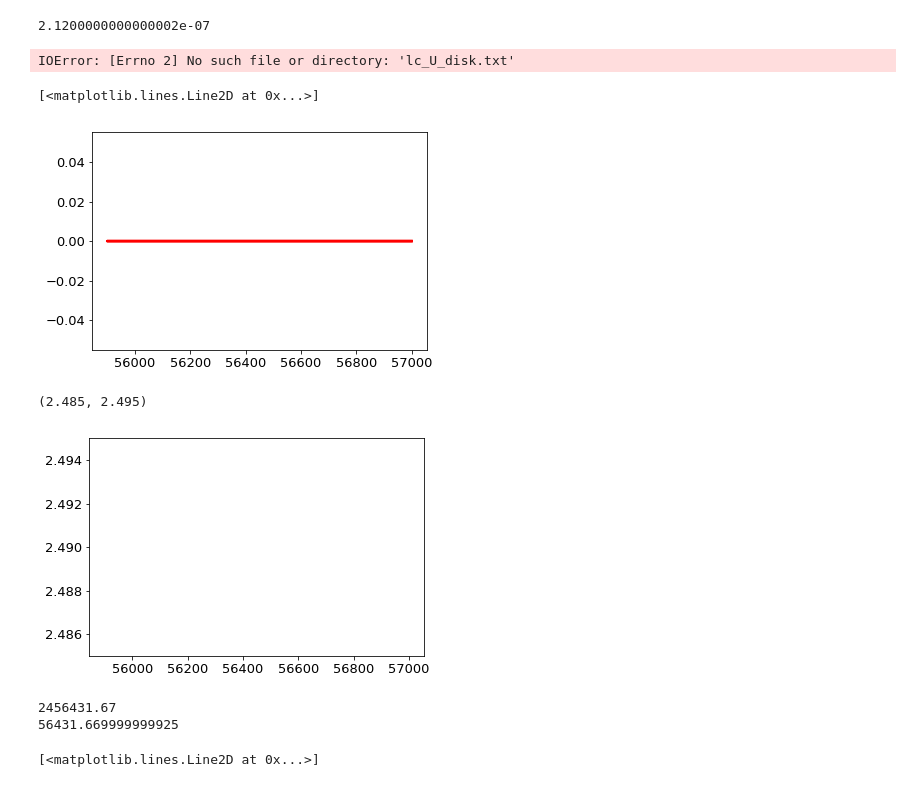
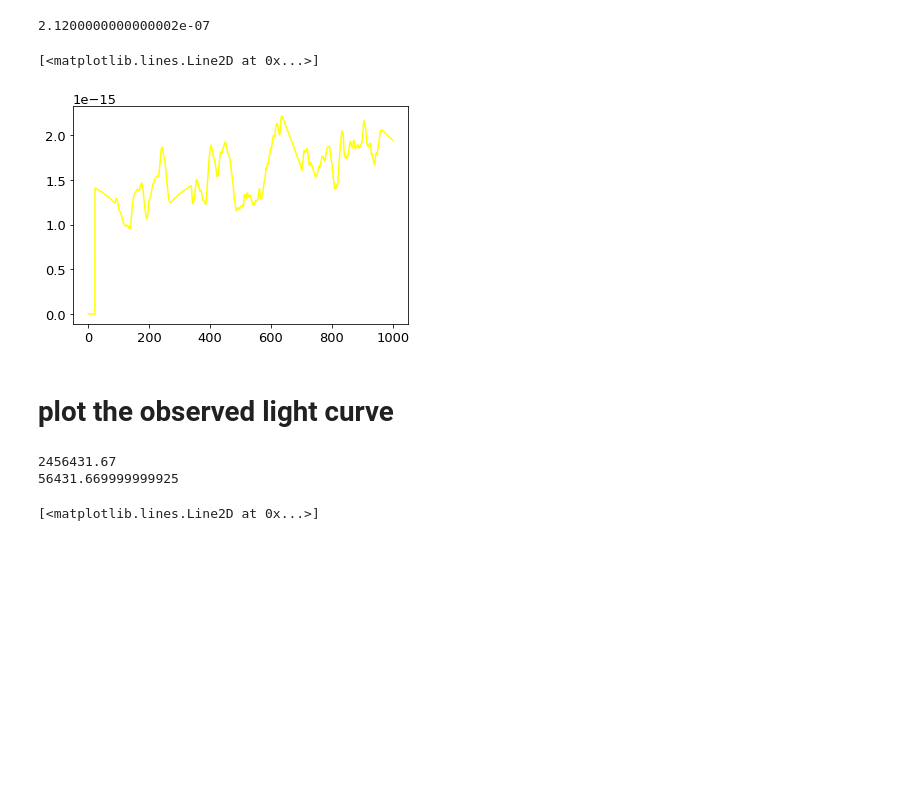
Before and after one commit to husnedereli/Reprocessing_disk, a Jupyter notebook: Compute_UVW2_LC_fitted_with_ADmodel.ipynb, the cells around one changed output. Cells and saved outputs as stored; diff of their text form; code cells hidden in the pictures; blank space fills up the shorter version.

```diff
--- a/Compute_UVW2_LC_fitted_with_ADmodel.ipynb
+++ b/Compute_UVW2_LC_fitted_with_ADmodel.ipynb
@@ -241,53 +206,34 @@ flux1[150]*clight*(2120)
 (2120*1e-10)
 # %% [output]
 2.1200000000000002e-07
+# %%
+plt.plot(t, flux3*clight*(3440), color = "yellow")
+# %% [output]
+[<matplotlib.lines.Line2D at 0x...>]
+[figure, added]
+# %% [markdown]
+# plot the observed light curve
 # %%
-T = []
-FLUX = []
-with open('lc_U_disk.txt') as f:
+#Note I delated the values between 2454270.830 - 2454318.094
+time_obs = []
+flux_obs = []
+fluxerr_obs = []
+with open('Filter/U_timeflux.txt') as f:
     for line in f:
         data = line.split()
         #print float(data[0])
-        T.append(float(data[0]))
-        FLUX.append(float(data[1]))
-T = np.asarray(T)
-FLUX = np.asarray(FLUX)
-FLUX = FLUX*1e28
-T = T + 55900
+        time_obs.append(float(data[0]))
+        flux_obs.append(float(data[1]))
+        fluxerr_obs.append(float(data[1]))
+time_obs = np.asarray(time_obs)
+print time_obs[0]
+time_obs = time_obs-2400000
+flux_obs = np.asarray(flux_obs)
+fluxerr_obs = np.asarray(fluxerr_obs)
+print time_obs[0]
 # %% [output]
-IOError: [Errno 2] No such file or directory: 'lc_U_disk.txt'
+2456431.67
+56431.669999999925
-# %%
-plt.plot(T, FLUX, 'r', linewidth=2.5)
-# %% [output]
-[<matplotlib.lines.Line2D at 0x...>]
-[figure, removed]
-# %%
-plt.plot(T, FLUX, 'r', linewidth=2.5)
-plt.ylim(2.485, 2.495)
-#plt.xlim(1500, 3500)
-# %% [output]
-(2.485, 2.495)
-[figure, removed]
-# %%
-#Note I delated the values between 2454270.830 - 2454318.094
-time_obs = []
-flux_obs = []
-fluxerr_obs = []
-with open('Filter/U_timeflux.txt') as f:
-    for line in f:
-        data = line.split()
-        #print float(data[0])
-        time_obs.append(float(data[0]))
-        flux_obs.append(float(data[1]))
-time_obs = np.asarray(time_obs)
-print time_obs[0]
-time_obs = time_obs-2400000
-flux_obs = np.asarray(flux_obs)
-fluxerr_obs = np.asarray(fluxerr)
-print time_obs[0]
-# %% [output]
-2456431.67
-56431.669999999925
 # %%
 plt.plot(time_obs, flux_obs, 'b.', linewidth=2.5)
 # %% [output]
```
Also changed, not shown: parts of 20 cells of this notebook.
